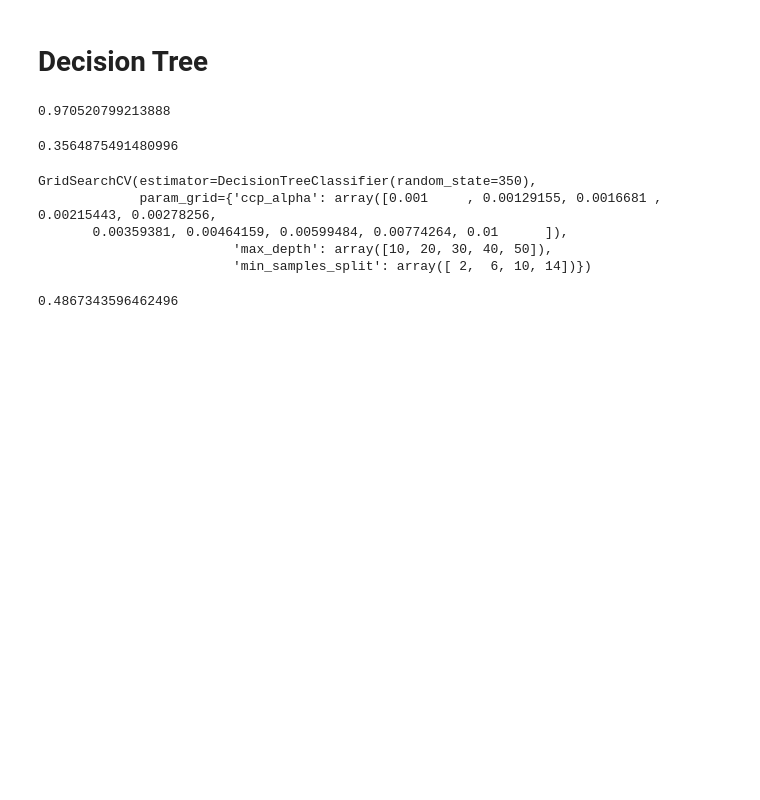
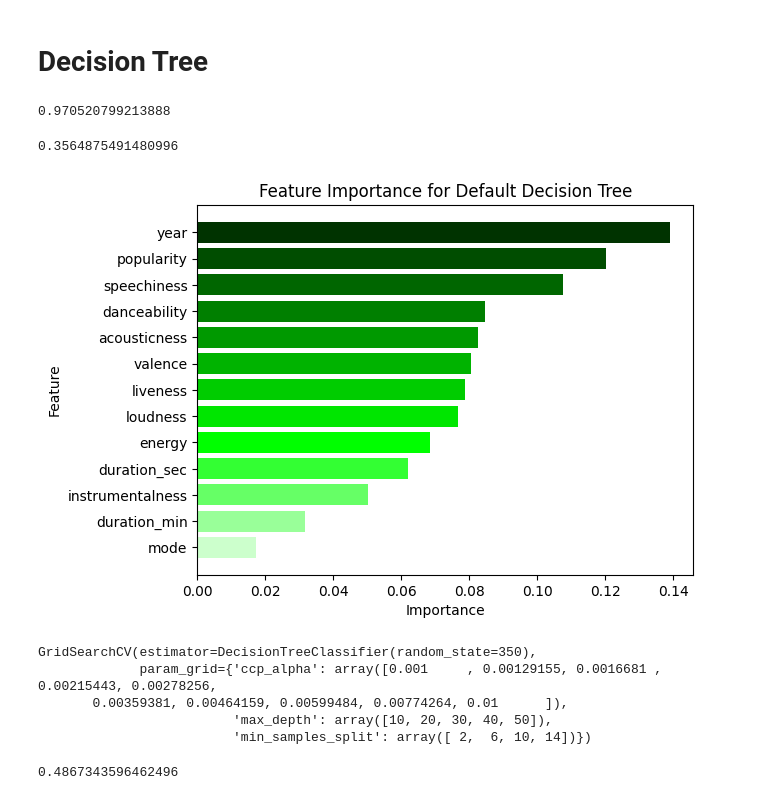
Before and after one commit to BullDF/JSC370_project, a Jupyter notebook: ml_analysis/analysis.ipynb, the cells around one changed output. Cells and saved outputs as stored; diff of their text form; code cells hidden in the pictures; blank space fills up the shorter version.

```diff
--- a/ml_analysis/analysis.ipynb
+++ b/ml_analysis/analysis.ipynb
@@ -28,6 +28,8 @@ train_data = np.load('train_data.npy')
 train_label = np.load('train_label.npy')
 test_data = np.load('test_data.npy')
 test_label = np.load('test_label.npy')
+# %%
+feature_names = ['year', 'acousticness', 'danceability', 'energy', 'instrumentalness', 'liveness', 'loudness', 'mode', 'speechiness', 'valence', 'popularity', 'duration_min', 'duration_sec']
 # %% [markdown]
 # Decision Tree
 # %%
@@ -44,6 +46,19 @@ test_pred = dt_default.predict(test_data)
 accuracy_score(test_label, test_pred)
 # %% [output]
 0.3564875491480996
+# %%
+feats_with_imps = list(zip(feature_names, dt_default.feature_importances_))
+feats_with_imps.sort(key=lambda x : x[1])
+# %%
+feats, imps = zip(*feats_with_imps)
+colors = ['#ccffcc', '#99ff99', '#66ff66', '#33ff33', '#00ff00', '#00e600', '#00cc00', '#00b300', '#009900', '#007f00', '#006600', '#004d00', '#003300']
+plt.barh(feats, imps, color=colors)
+plt.xlabel('Importance')
+plt.ylabel('Feature')
+plt.title('Feature Importance for Default Decision Tree')
+plt.show()
+# %% [output]
+[figure, added]
 # %%
 parameters = {'max_depth': np.linspace(10, 50, 5).astype(int),
               'min_samples_split': np.linspace(2, 14, 4).astype(int),
```
Also changed, not shown: parts of 15 cells of this notebook, 6 other files.
